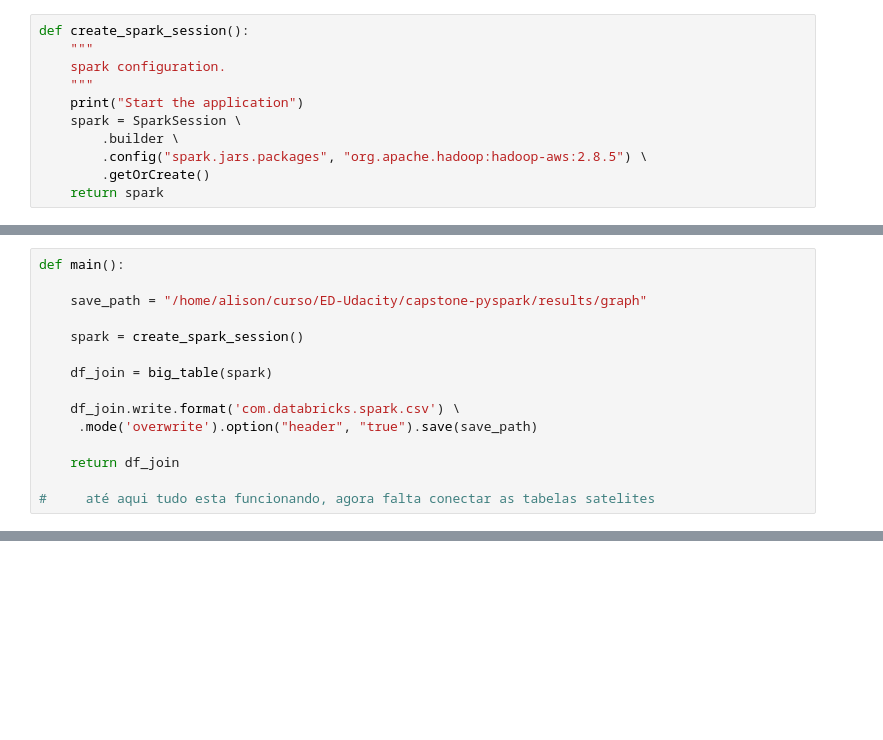
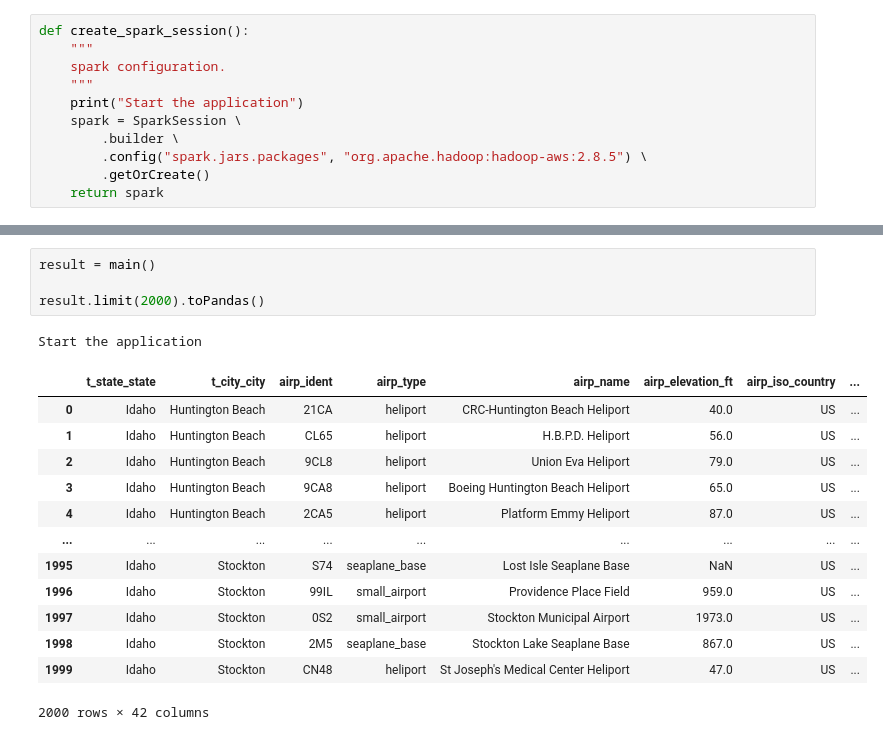
Before and after one commit to TurcoDick/pyspark_emr, a Jupyter notebook: Capstone.ipynb, the cells around one changed output, grey strips where cells are left out. Cells and saved outputs as stored; diff of their text form; blank space fills up the shorter version.

```diff
--- a/Capstone.ipynb
+++ b/Capstone.ipynb
@@ -353,15 +25,0 @@ def big_table(spark):
-# %%
-def main():
-
-    save_path = "/home/alison/curso/ED-Udacity/capstone-pyspark/results/graph"
-
-    spark = create_spark_session()
-
-    df_join = big_table(spark)
-
-    df_join.write.format('com.databricks.spark.csv') \
-     .mode('overwrite').option("header", "true").save(save_path)
-
-    return df_join
-
-#     até aqui tudo esta funcionando, agora falta conectar as tabelas satelites
@@ -373,0 +397,19 @@ Start the application
+# %%
+result = main()
+
+result.limit(2000).toPandas()
+# %% [output]
+Start the application
+|  | t_state_state | t_city_city | airp_ident | airp_type | airp_name | airp_elevation_ft | airp_iso_country | ... |
+| 0 | Idaho | Huntington Beach | 21CA | heliport | CRC-Huntington Beach Heliport | 40.0 | US | ... |
+| 1 | Idaho | Huntington Beach | CL65 | heliport | H.B.P.D. Heliport | 56.0 | US | ... |
+| 2 | Idaho | Huntington Beach | 9CL8 | heliport | Union Eva Heliport | 79.0 | US | ... |
+| 3 | Idaho | Huntington Beach | 9CA8 | heliport | Boeing Huntington Beach Heliport | 65.0 | US | ... |
+| 4 | Idaho | Huntington Beach | 2CA5 | heliport | Platform Emmy Heliport | 87.0 | US | ... |
+| ... | ... | ... | ... | ... | ... | ... | ... | ... |
+| 1995 | Idaho | Stockton | S74 | seaplane_base | Lost Isle Seaplane Base | NaN | US | ... |
+| 1996 | Idaho | Stockton | 99IL | small_airport | Providence Place Field | 959.0 | US | ... |
+| 1997 | Idaho | Stockton | 0S2 | small_airport | Stockton Municipal Airport | 1973.0 | US | ... |
+| 1998 | Idaho | Stockton | 2M5 | seaplane_base | Stockton Lake Seaplane Base | 867.0 | US | ... |
+| 1999 | Idaho | Stockton | CN48 | heliport | St Joseph's Medical Center Heliport | 47.0 | US | ... |
+2000 rows × 42 columns
```
Also changed, not shown: parts of 36 cells of this notebook.
